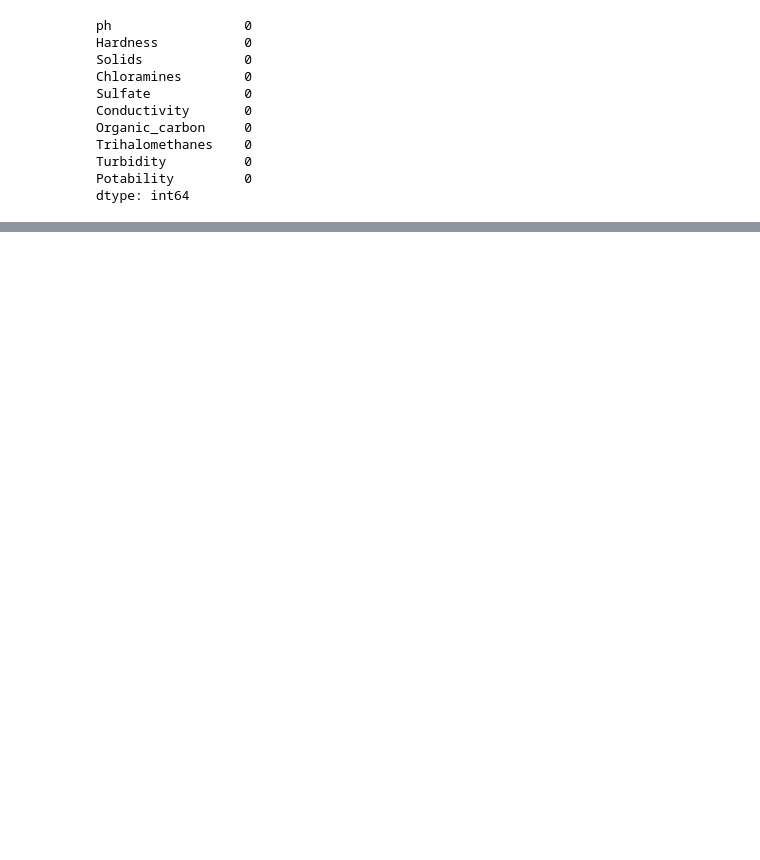
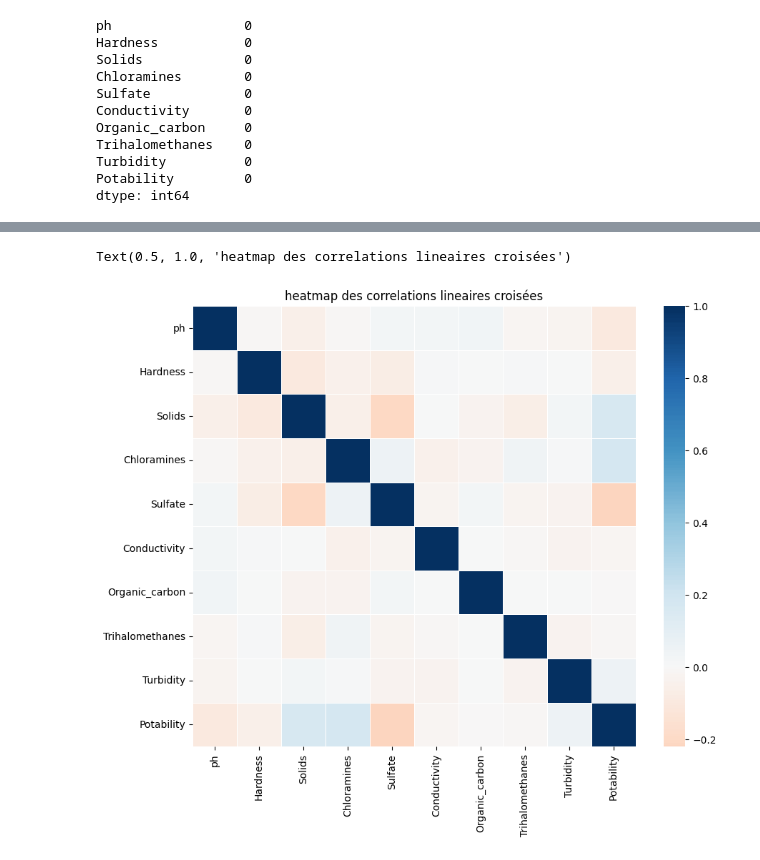
Before and after one commit to MinsingaK/Water-Potability, a Jupyter notebook: main.ipynb, the cells around one changed output, grey strips where cells are left out. Saved outputs shown, nothing was run; the diff lists cells and outputs as text; code cells hidden in the pictures; blank space fills up the shorter version.

```diff
--- a/main.ipynb
+++ b/main.ipynb
@@ -148,0 +162,3 @@ clean_water.Potability.value_counts().plot(kind = 'barh')
+# %%
+correl = clean_water.corr()
+correl.round(2)
@@ -148,0 +177,8 @@ clean_water.Potability.value_counts().plot(kind = 'barh')
+# %%
+plt.figure(figsize = (10, 8))
+sns.heatmap(correl, cmap = 'RdBu', center = 0, linewidths = 0.5)
+# sns.heatmap(correl, cmap = 'RdBu', vmin = -1, vmax = 1, center = 0, linewidths = 0.5)
+plt.title('heatmap des correlations lineaires croisées')
+# %% [output]
+Text(0.5, 1.0, 'heatmap des correlations lineaires croisées')
+[figure, added]
```
Also changed, not shown: parts of 60 cells of this notebook, 3 other files.
